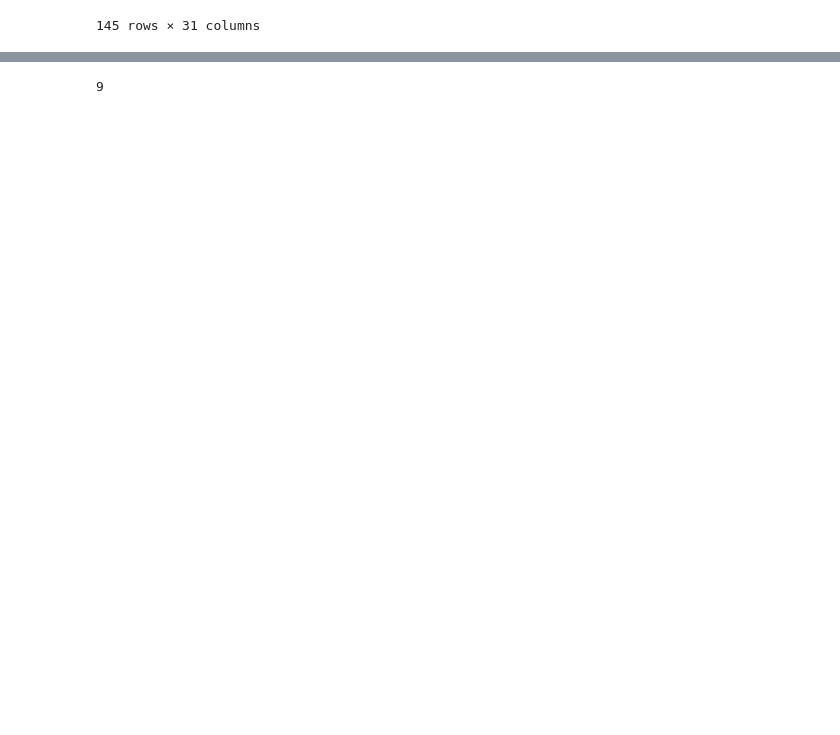
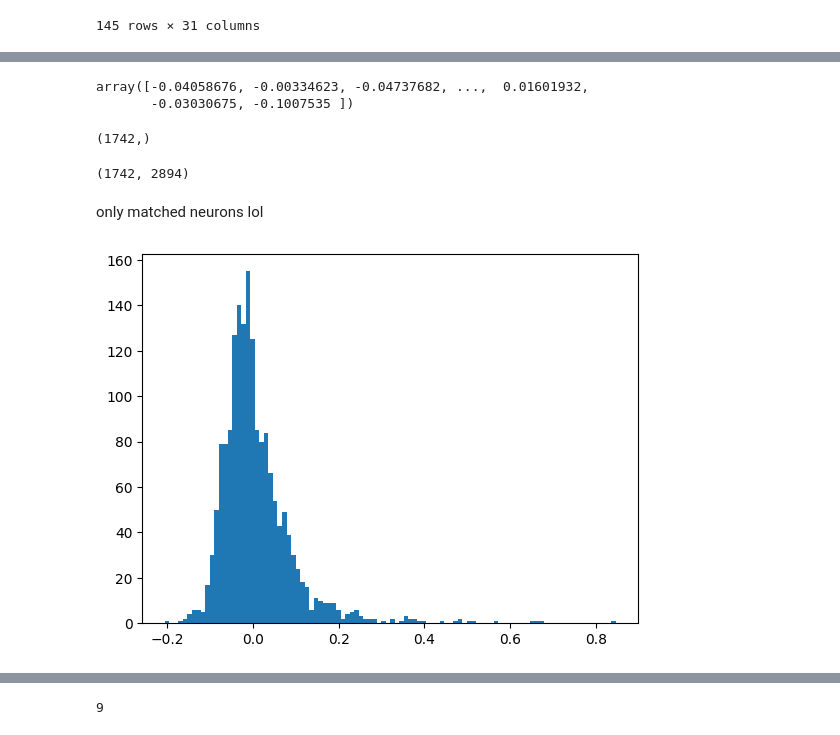
Before and after one commit to ananaphasia/Petreanu_MEI_generation, a Jupyter notebook: 05_match_MEIs.ipynb, the cells around one changed output, grey strips where cells are left out. Drawn from its saved outputs; the diff is of its cells as text; code cells hidden in the pictures; blank space fills up the shorter version.

```diff
--- a/05_match_MEIs.ipynb
+++ b/05_match_MEIs.ipynb
@@ -201,0 +229,12 @@ celldata_overlapping
+# %%
+respmat_ref = sess_ref.respmat
+respmat_MEI = sess_MEI.respmat
+
+# z score normalization
+
+respmat_ref = (respmat_ref - np.mean(respmat_ref, axis = 1, keepdims=True)) / np.std(respmat_ref, axis=1, keepdims=True)
+respmat_MEI = (respmat_MEI - np.mean(respmat_MEI, axis = 1, keepdims=True)) / np.std(respmat_MEI, axis=1, keepdims=True)
+# %%
+num_neurons_ref = len(sess_ref.celldata)
+num_neurons_MEI = len(sess_MEI.celldata)
+num_overlapping_nat_images = len(presented_natural_images)
@@ -201,0 +253,23 @@ celldata_overlapping
+# %%
+corr_mat = np.corrcoef(respmat_nat_images_ref, respmat_nat_images_MEI)
+cross_corr = corr_mat[:num_neurons_ref, num_neurons_ref:]
+cross_corr = np.diag(cross_corr)
+cross_corr
+# %% [output]
+array([-0.04058676, -0.00334623, -0.04737682, ...,  0.01601932,
+       -0.03030675, -0.1007535 ])
+# %%
+cross_corr.shape
+# %% [output]
+(1742,)
+# %%
+num_neurons_ref, num_neurons_MEI
+# %% [output]
+(1742, 2894)
+# %% [markdown]
+only matched neurons lol
+# %%
+plt.hist(cross_corr.flatten(), bins = 100)
+plt.show()
+# %% [output]
+[figure, added]
```
Also changed, not shown: parts of 11 cells of this notebook, 36 other files.
